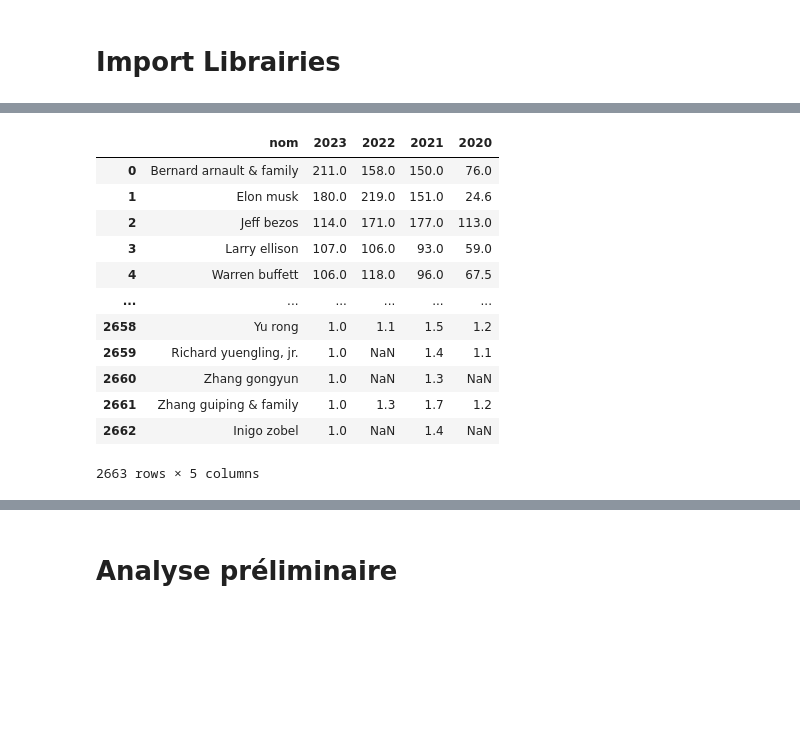
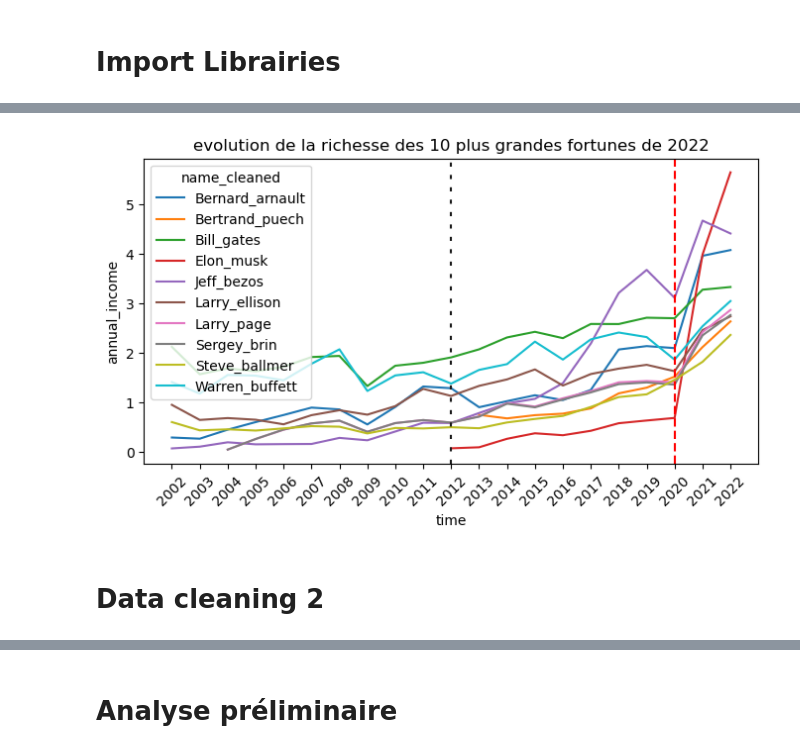
Before and after one commit to BrunetAlexis/Brief_2_Simplon, a Jupyter notebook: Simplon_Brief_Remi.ipynb, the cells around one changed output, grey strips where cells are left out. Saved outputs shown, nothing was run; the diff lists cells and outputs as text; code cells hidden in the pictures; blank space fills up the shorter version.

```diff
--- a/Simplon_Brief_Remi.ipynb
+++ b/Simplon_Brief_Remi.ipynb
@@ -66,3 +159,18 @@ memory usage: 114.7+ KB
+# %%
+# how did their wealth evolve ?
+
+fig = plt.figure(figsize=(8,4))
+ax = sns.lineplot(data=to_plot, x='time', y='annual_income', hue='name_cleaned')
+ax.axvline(2012, color=".1", dashes=(2, 4))
+ax.axvline(2020, color="r", dashes=(4, 2))
+
+plt.title("evolution de la richesse des 10 plus grandes fortunes de 2022")
+plt.xticks(ticks=data.time.unique(), labels = data.time.unique(), rotation=45)
+plt.show()
+# %% [output]
+[figure, added]
+# %% [markdown]
+# Data cleaning 2
 # %%
 data_2020 = data_2020[['Name','Net Worth']].rename(columns={'Name': 'personName'})
 data_2021 = data_2021[['Name','NetWorth']].rename(columns={'Name': 'personName'})
@@ -87,21 +195,6 @@ data.finalWorth = data.finalWorth/1000
 # %%
-e = data[['personName','finalWorth']].merge(data_2022, on=['personName'], how='left')\
+e = data_2023[['personName','finalWorth']].merge(data_2022, on=['personName'], how='left')\
                                                   .merge(data_2021, on=['personName'], how='left')\
                                                   .merge(data_2020, on=['personName'], how='left')
 
 e.columns=['nom','2023','2022','2021','2020']
-e
-# %% [output]
-|  | nom | 2023 | 2022 | 2021 | 2020 |
-| 0 | Bernard arnault & family | 211.0 | 158.0 | 150.0 | 76.0 |
-| 1 | Elon musk | 180.0 | 219.0 | 151.0 | 24.6 |
-| 2 | Jeff bezos | 114.0 | 171.0 | 177.0 | 113.0 |
-| 3 | Larry ellison | 107.0 | 106.0 | 93.0 | 59.0 |
-| 4 | Warren buffett | 106.0 | 118.0 | 96.0 | 67.5 |
-| ... | ... | ... | ... | ... | ... |
-| 2658 | Yu rong | 1.0 | 1.1 | 1.5 | 1.2 |
-| 2659 | Richard yuengling, jr. | 1.0 | NaN | 1.4 | 1.1 |
-| 2660 | Zhang gongyun | 1.0 | NaN | 1.3 | NaN |
-| 2661 | Zhang guiping & family | 1.0 | 1.3 | 1.7 | 1.2 |
-| 2662 | Inigo zobel | 1.0 | NaN | 1.4 | NaN |
-2663 rows × 5 columns
```
Also changed, not shown: parts of 22 cells of this notebook.
